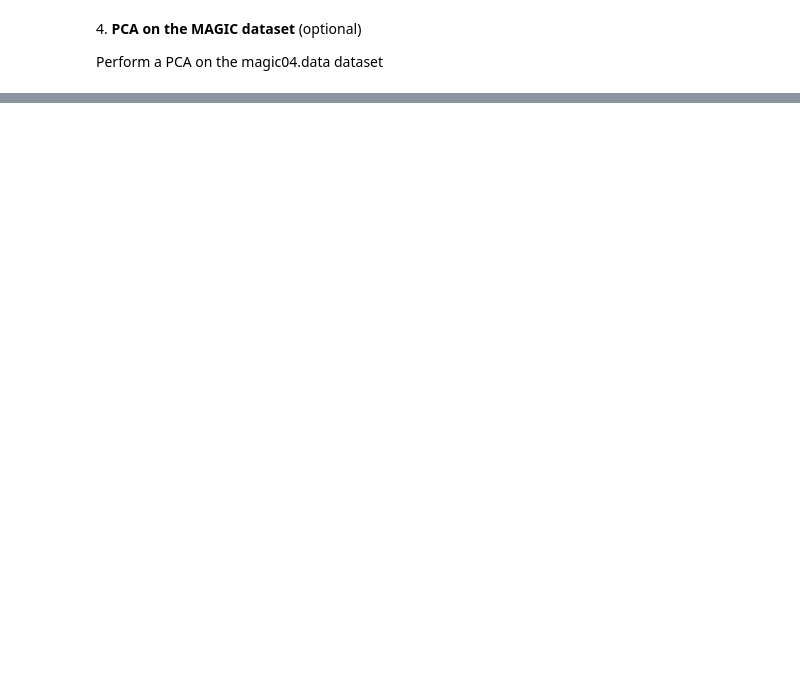
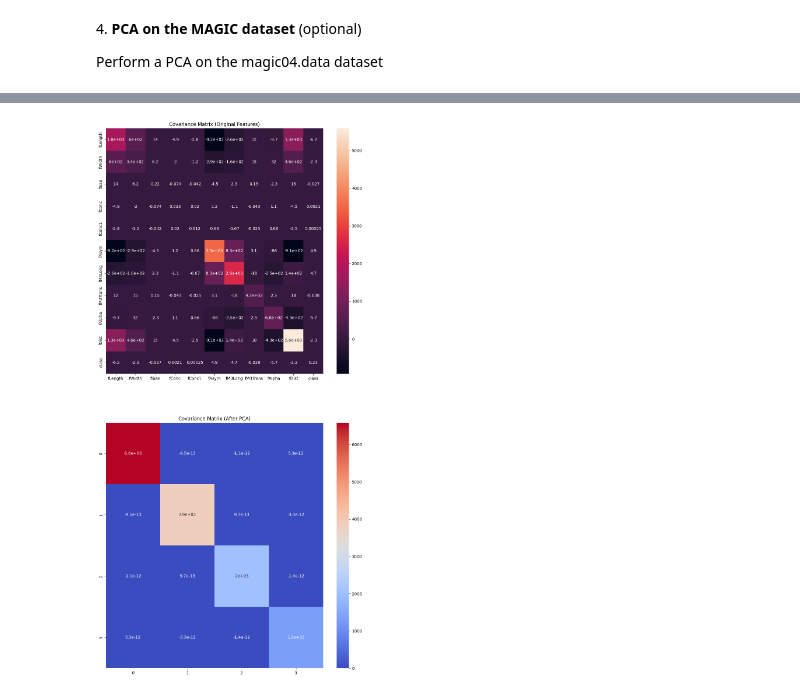
Before and after one commit to filippobezzi/LaboratoryOfComputationalPhysics_Y7, a Jupyter notebook: 08ex_LinearAlgebra.ipynb, the cells around one changed output, grey strips where cells are left out. Saved outputs shown, nothing was run; the diff lists cells and outputs as text; code cells hidden in the pictures; blank space fills up the shorter version.

```diff
--- a/08ex_LinearAlgebra.ipynb
+++ b/08ex_LinearAlgebra.ipynb
@@ -115,0 +390,17 @@ magic04.names.1         [ <=>                ]   5,27K  --.-KB/s    in 0s
+# %%
+# Project onto first 4 principal components,
+# expect larger values for the variance-covariance matrix to be on the diagonal
+data_pca = data @ V[:, :4]
+cov_pca = np.cov(data_pca, rowvar=False)
+plt.figure(figsize=(12,24))
+plt.subplot(2, 1 ,1)
+sns.heatmap(cov, annot=True, fmt=".2g")
+plt.title("Covariance Matrix (Original Features)")
+
+plt.subplot(2, 1, 2)
+sns.heatmap(cov_pca, annot=True, fmt=".2g", cmap="coolwarm")
+plt.title("Covariance Matrix (After PCA)")
+
+plt.show()
+# %% [output]
+[figure, added]
```
Also changed, not shown: parts of 30 cells of this notebook, 19 other files.
